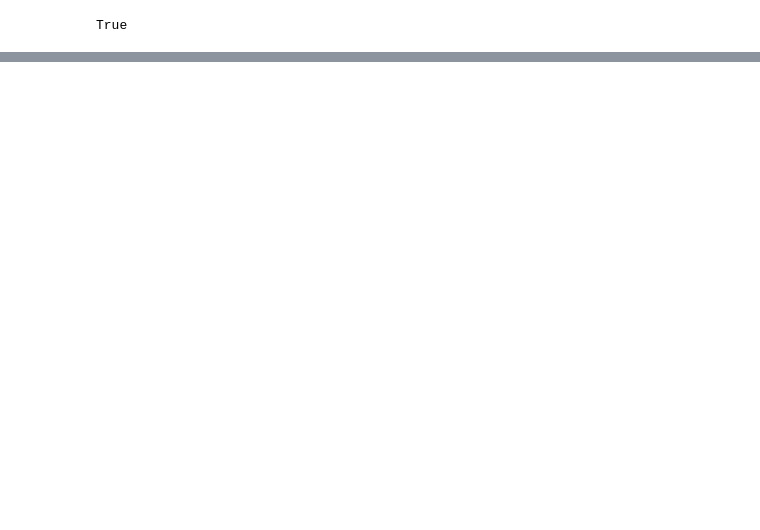
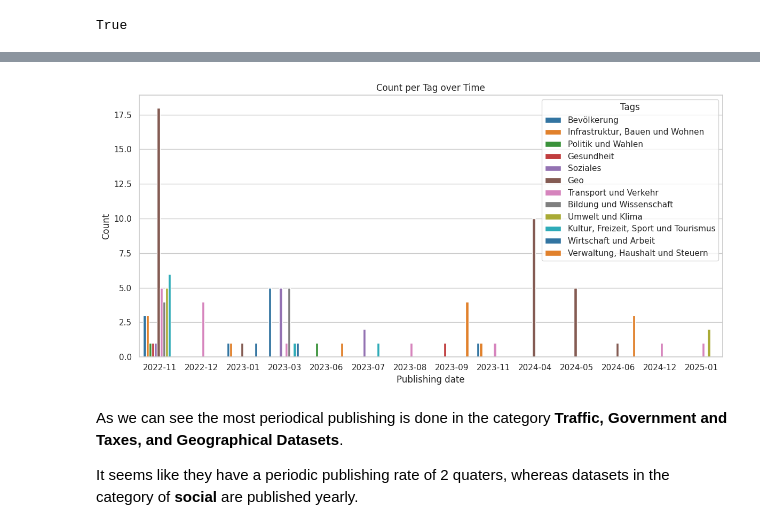
Before and after one commit to protogia/Braunschweig, a Jupyter notebook: opendata-meta-information-overview.ipynb, the cells around one changed output, grey strips where cells are left out. Drawn from its saved outputs; the diff is of its cells as text; code cells hidden in the pictures; blank space fills up the shorter version.

```diff
--- a/opendata-meta-information-overview.ipynb
+++ b/opendata-meta-information-overview.ipynb
@@ -104,0 +132,10 @@ If you want to get deeper into the data just fetch the resources of your target-
+# %%
+# Exploding the 'tags' list into separate rows
+df_exploded = df.explode('tags')
+df_exploded['tags'] = df_exploded['tags'].apply(lambda x: x['name'])
+
+# group monthly
+df_exploded['month_year'] = df_exploded['metadata_created'].dt.to_period('M')
+result = df_exploded.groupby(['tags', 'month_year']).size().reset_index(name='count')
+result.sort_values(by=['month_year'], ascending=True, inplace=True)
+result.head(n=5)
@@ -104,0 +149,26 @@ If you want to get deeper into the data just fetch the resources of your target-
+# %%
+import matplotlib.pyplot as plt
+import seaborn as sns
+
+# Set the plot size and style
+plt.figure(figsize=(12, 6))
+sns.set(style="whitegrid")
+
+# Create the bar plot
+sns.barplot(x='month_year', y='count', hue='tags', data=result, palette='tab10')
+
+# Set labels and title
+plt.title('Count per Tag over Time')
+plt.xlabel('Publishing date')
+plt.ylabel('Count')
+plt.legend(title='Tags', loc='upper right')
+
+# Display the plot
+plt.tight_layout()
+plt.show()
+# %% [output]
+[figure, added]
+# %% [markdown]
+As we can see the most periodical publishing is done in the category **Traffic, Government and Taxes, and Geographical Datasets**.
+
+It seems like they have a periodic publishing rate of 2 quaters, whereas datasets in the category of **social** are published yearly.
```
Also changed, not shown: parts of 28 cells of this notebook.
